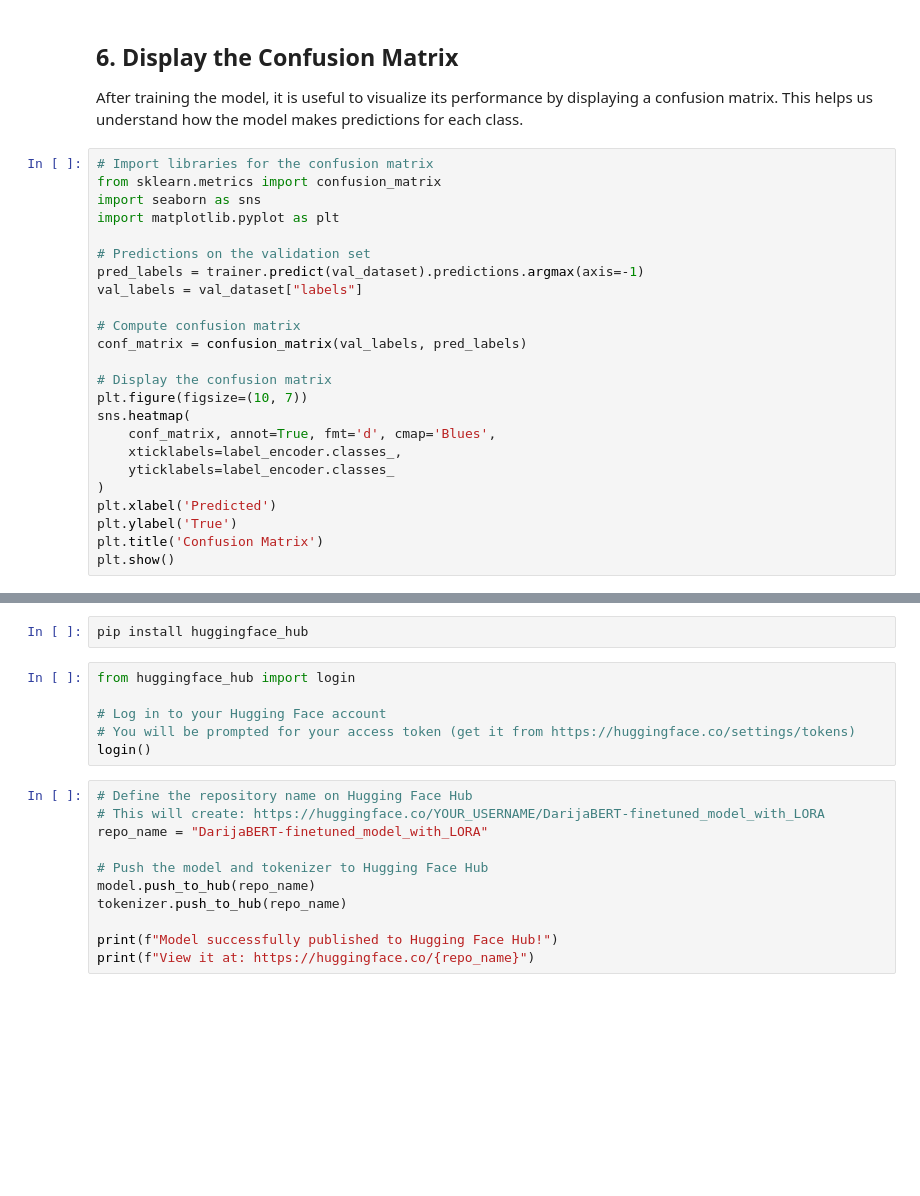
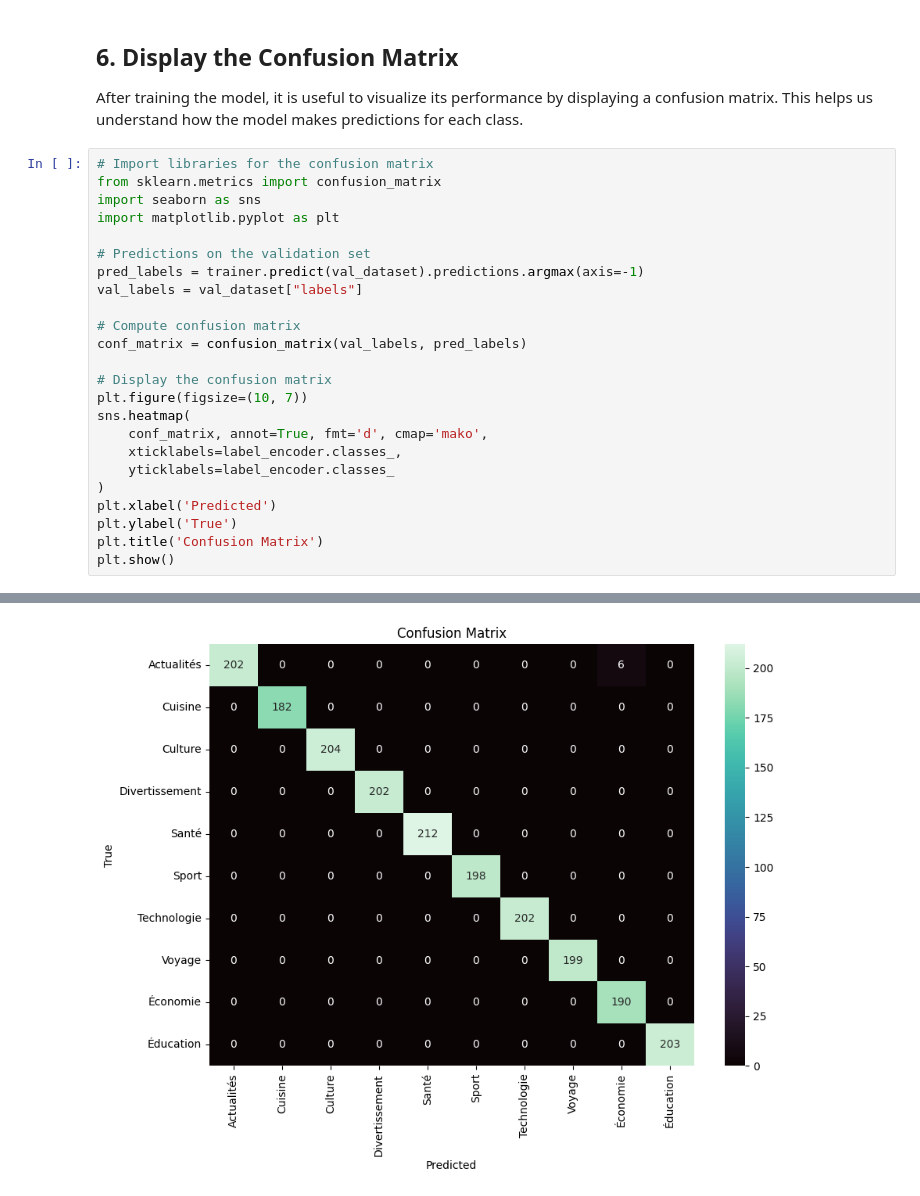
Before and after one commit to Hanasoummar/DarijaBert_Finetuning, a Jupyter notebook: notebooks/Finetuning.ipynb, the cells around one changed output, grey strips where cells are left out. Saved outputs shown, nothing was run; the diff lists cells and outputs as text; blank space fills up the shorter version.

```diff
--- a/notebooks/Finetuning.ipynb
+++ b/notebooks/Finetuning.ipynb
@@ -195,7 +265,7 @@ conf_matrix = confusion_matrix(val_labels, pred_labels)
 # Display the confusion matrix
 plt.figure(figsize=(10, 7))
 sns.heatmap(
-    conf_matrix, annot=True, fmt='d', cmap='Blues',
+    conf_matrix, annot=True, fmt='d', cmap='mako',
     xticklabels=label_encoder.classes_,
     yticklabels=label_encoder.classes_
 )
@@ -203,3 +273,4 @@ plt.xlabel('Predicted')
 plt.ylabel('True')
 plt.title('Confusion Matrix')
 plt.show()
+# %% [output]
@@ -206,19 +278 @@ plt.show()
+[figure, added]
-# %%
-pip install huggingface_hub
-# %%
-from huggingface_hub import login
-
-# Log in to your Hugging Face account
-# You will be prompted for your access token (get it from https://huggingface.co/settings/tokens)
-login()
-# %%
-# Define the repository name on Hugging Face Hub
-# This will create: https://huggingface.co/YOUR_USERNAME/DarijaBERT-finetuned_model_with_LORA
-repo_name = "DarijaBERT-finetuned_model_with_LORA"
-
-# Push the model and tokenizer to Hugging Face Hub
-model.push_to_hub(repo_name)
-tokenizer.push_to_hub(repo_name)
-
-print(f"Model successfully published to Hugging Face Hub!")
-print(f"View it at: https://huggingface.co/{repo_name}")
```
Also changed, not shown: parts of 10 cells of this notebook.
